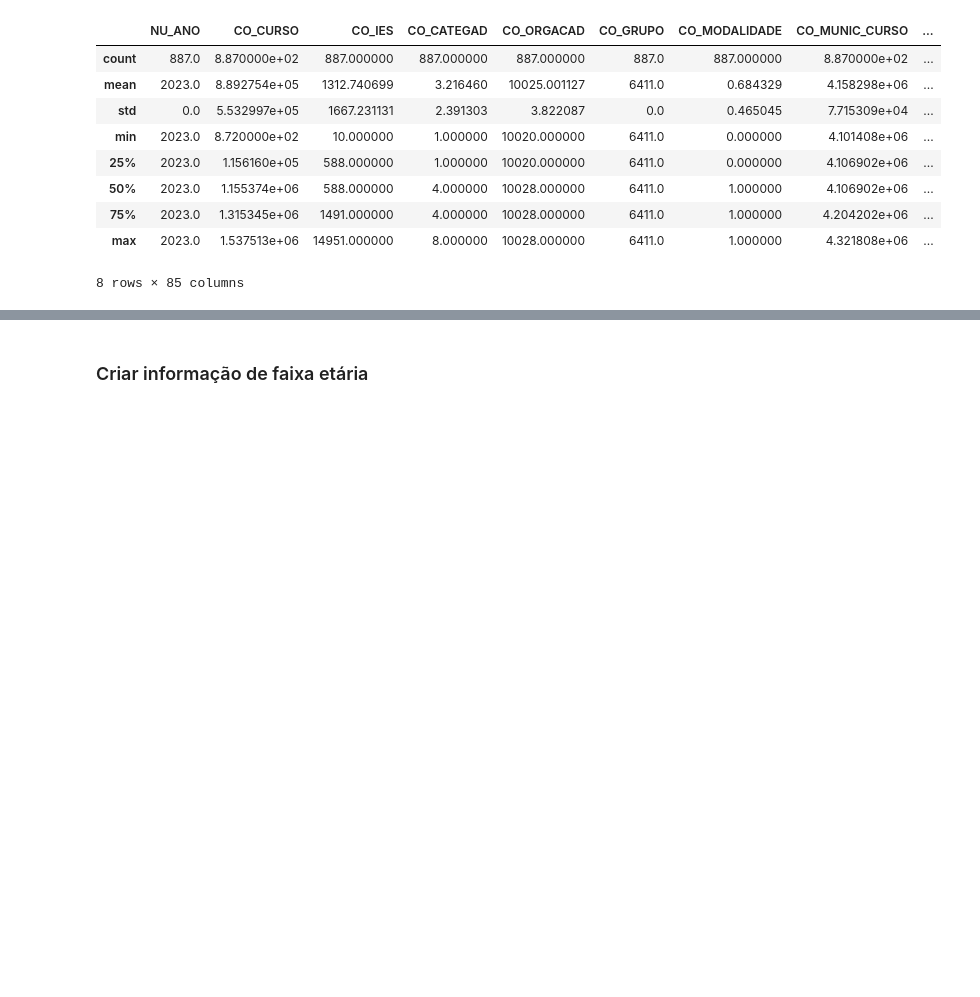
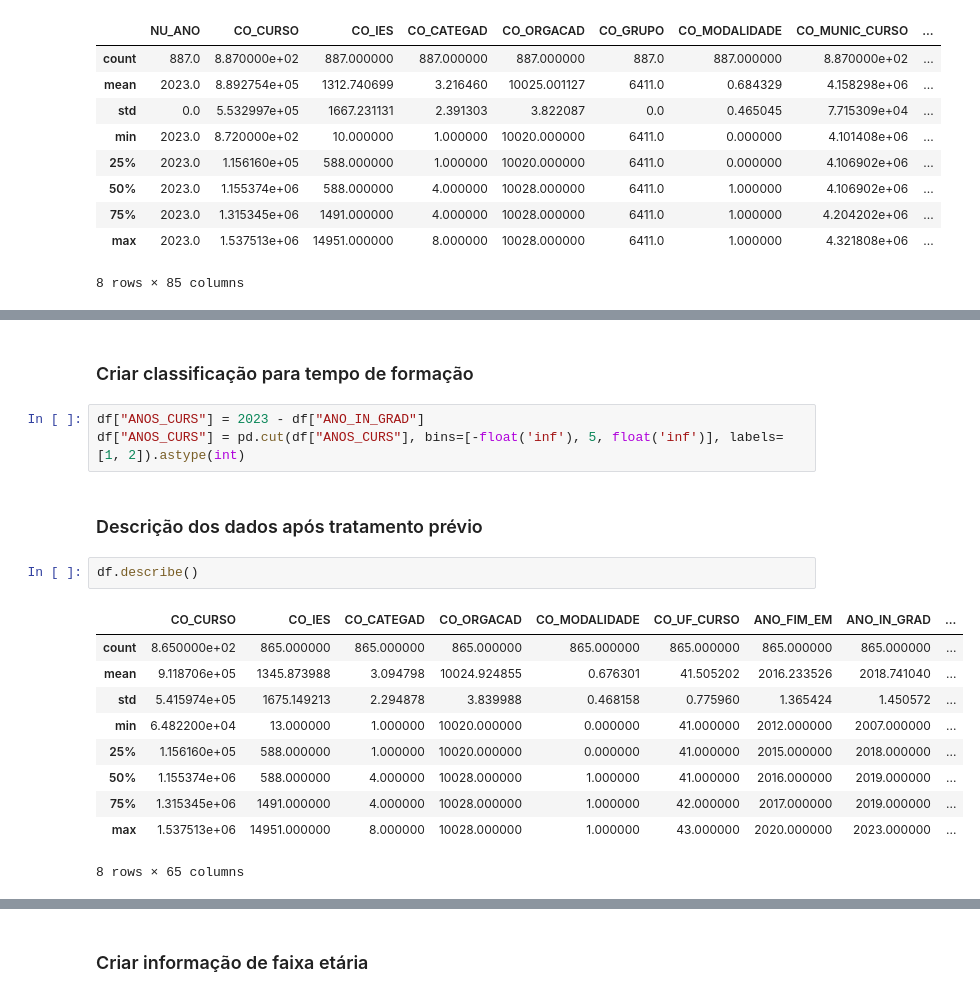
Before and after one commit to brenonpaul/ml-tempo-graduacao, a Jupyter notebook: get_data.ipynb, the cells around one changed output, grey strips where cells are left out. Saved outputs shown, nothing was run; the diff lists cells and outputs as text; blank space fills up the shorter version.

```diff
--- a/get_data.ipynb
+++ b/get_data.ipynb
@@ -119,0 +114,20 @@ plt.tight_layout()
+# %% [markdown]
+### Criar classificação para tempo de formação
+# %%
+df["ANOS_CURS"] = 2023 - df["ANO_IN_GRAD"]
+df["ANOS_CURS"] = pd.cut(df["ANOS_CURS"], bins=[-float('inf'), 5, float('inf')], labels=[1, 2]).astype(int)
+# %% [markdown]
+### Descrição dos dados após tratamento prévio
+# %%
+df.describe()
+# %% [output]
+|  | CO_CURSO | CO_IES | CO_CATEGAD | CO_ORGACAD | CO_MODALIDADE | CO_UF_CURSO | ANO_FIM_EM | ANO_IN_GRAD | ... |
+| count | 8.650000e+02 | 865.000000 | 865.000000 | 865.000000 | 865.000000 | 865.000000 | 865.000000 | 865.000000 | ... |
+| mean | 9.118706e+05 | 1345.873988 | 3.094798 | 10024.924855 | 0.676301 | 41.505202 | 2016.233526 | 2018.741040 | ... |
+| std | 5.415974e+05 | 1675.149213 | 2.294878 | 3.839988 | 0.468158 | 0.775960 | 1.365424 | 1.450572 | ... |
+| min | 6.482200e+04 | 13.000000 | 1.000000 | 10020.000000 | 0.000000 | 41.000000 | 2012.000000 | 2007.000000 | ... |
+| 25% | 1.156160e+05 | 588.000000 | 1.000000 | 10020.000000 | 0.000000 | 41.000000 | 2015.000000 | 2018.000000 | ... |
+| 50% | 1.155374e+06 | 588.000000 | 4.000000 | 10028.000000 | 1.000000 | 41.000000 | 2016.000000 | 2019.000000 | ... |
+| 75% | 1.315345e+06 | 1491.000000 | 4.000000 | 10028.000000 | 1.000000 | 42.000000 | 2017.000000 | 2019.000000 | ... |
+| max | 1.537513e+06 | 14951.000000 | 8.000000 | 10028.000000 | 1.000000 | 43.000000 | 2020.000000 | 2023.000000 | ... |
+8 rows × 65 columns
```
Also changed, not shown: parts of 25 cells of this notebook, 9 other files.
